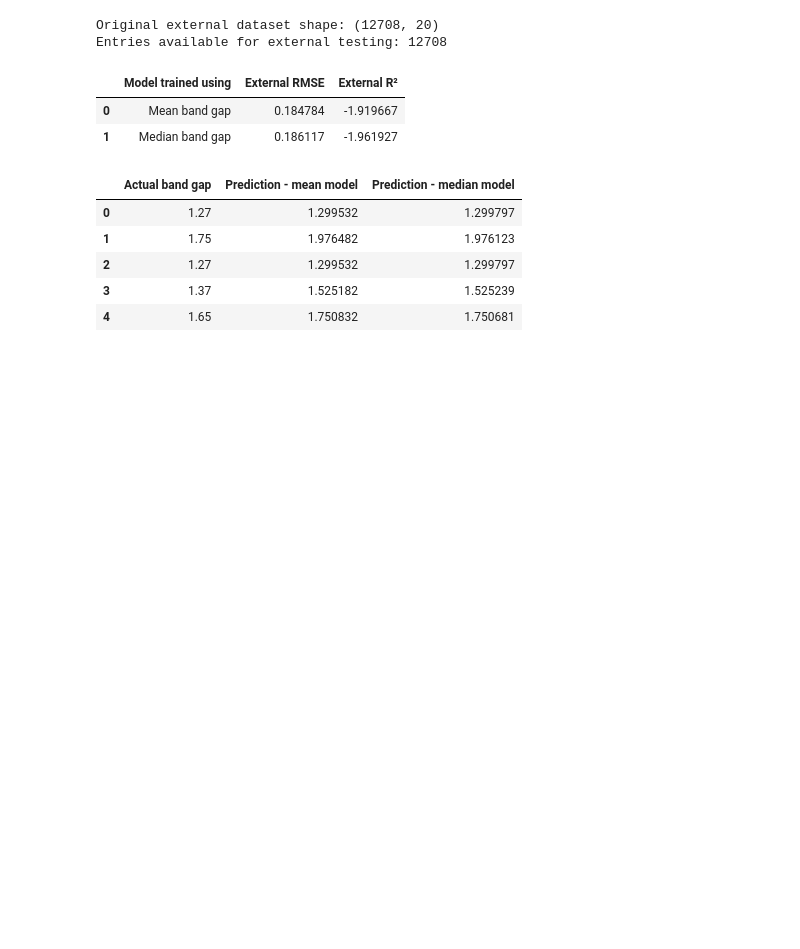
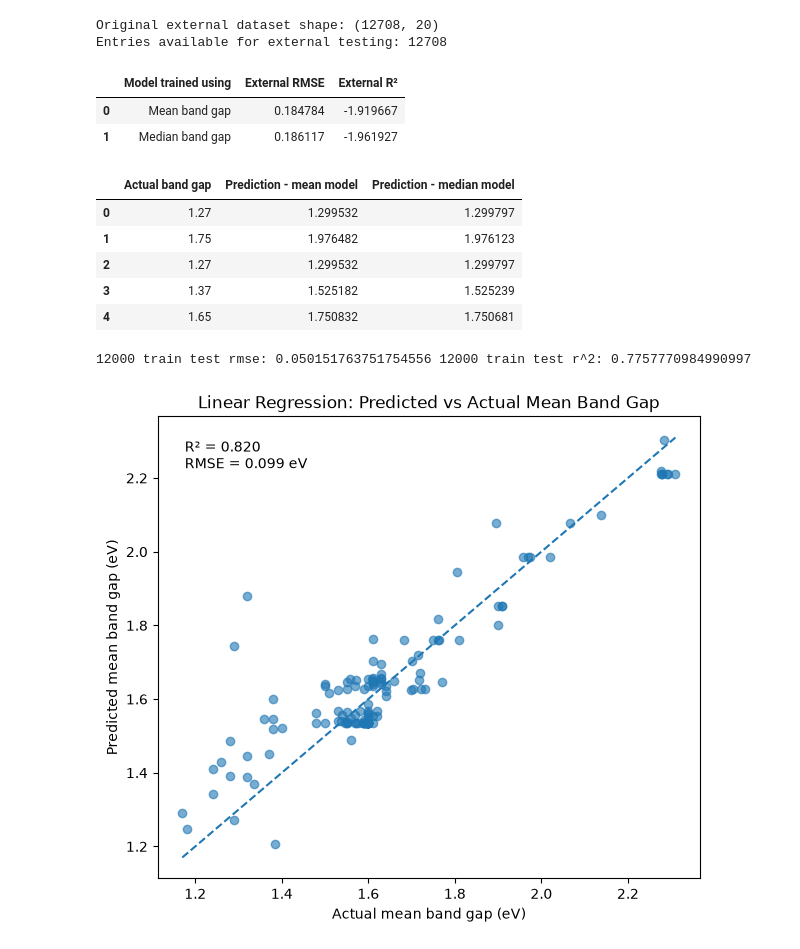
Before and after one commit to drcgreenland/PerovskiteMLproject_2627, a Jupyter notebook: Linear_Regression1.ipynb, the cells around one changed output. Cells and saved outputs as stored; diff of their text form; code cells hidden in the pictures; blank space fills up the shorter version.

Commit message:
Linear regression 1.3
Added
train test 12000 dataset
plots actual vs predicted bandgap for 600 dataset

```diff
--- a/Linear_Regression1.ipynb
+++ b/Linear_Regression1.ipynb
@@ -523,3 +526,80 @@ Entries available for external testing: 12708
 | 2 | 1.27 | 1.299532 | 1.299797 |
 | 3 | 1.37 | 1.525182 | 1.525239 |
 | 4 | 1.65 | 1.750832 | 1.750681 |
+# %%
+#train and test on 12000
+
+x_tt12000 = external_test[feature_columns]
+y_tt12000 = external_test["Perovskite_band_gap"]
+(x_tt12000_train, x_tt12000_test, y_tt12000_train,
+ y_tt12000_test)  = tts(x_tt12000,
+                        y_tt12000, test_size=0.2, random_state=67)
+
+model_12000 = LinearRegression()
+model_12000.fit(x_tt12000_train, y_tt12000_train)
+
+y_tt12000_pred = model_12000.predict(x_tt12000_test)
+
+mse_tt12000 =ms_error(y_tt12000_test, y_tt12000_pred)
+rmse_tt12000 = np.sqrt(mse_tt12000)
+r2_tt12000 = r2_score(y_tt12000_test, y_tt12000_pred)
+
+print("12000 train test rmse:", rmse_tt12000, "12000 train test r^2:", r2_tt12000)
+# %% [output]
+12000 train test rmse: 0.050151763751754556 12000 train test r^2: 0.7757770984990997
+# %%
+
+
+# Create a new figure
+plt.figure(figsize=(7, 6))
+
+# Plot actual band gap on the x-axis
+# and predicted band gap on the y-axis
+plt.scatter(
+    ymean_test,
+    ymean_pred,
+    alpha=0.6
+)
+
+# Find the overall minimum value
+# so the perfect-prediction line spans the full graph
+minimum = min(
+    ymean_test.min(),
+    ymean_pred.min()
+)
+
+# Find the overall maximum value
+maximum = max(
+    ymean_test.max(),
+    ymean_pred.max()
+)
+
+# Plot the y = x perfect-prediction line
+plt.plot(
+    [minimum, maximum],
+    [minimum, maximum],
+    linestyle="--"
+)
+
+# Label the axes
+plt.xlabel("Actual mean band gap (eV)")
+plt.ylabel("Predicted mean band gap (eV)")
+
+# Add the graph title
+plt.title(
+    "Linear Regression: Predicted vs Actual Mean Band Gap"
+)
+
+# Display the R² and RMSE values on the graph
+plt.text(
+    0.05,
+    0.95,
+    f"R² = {r2_mean:.3f}\nRMSE = {rmse_mean:.3f} eV",
+    transform=plt.gca().transAxes,
+    verticalalignment="top"
+)
+
+# Display the graph
+plt.show()
+# %% [output]
+[figure, added]
```
Also changed, not shown: parts of 2 cells of this notebook.
